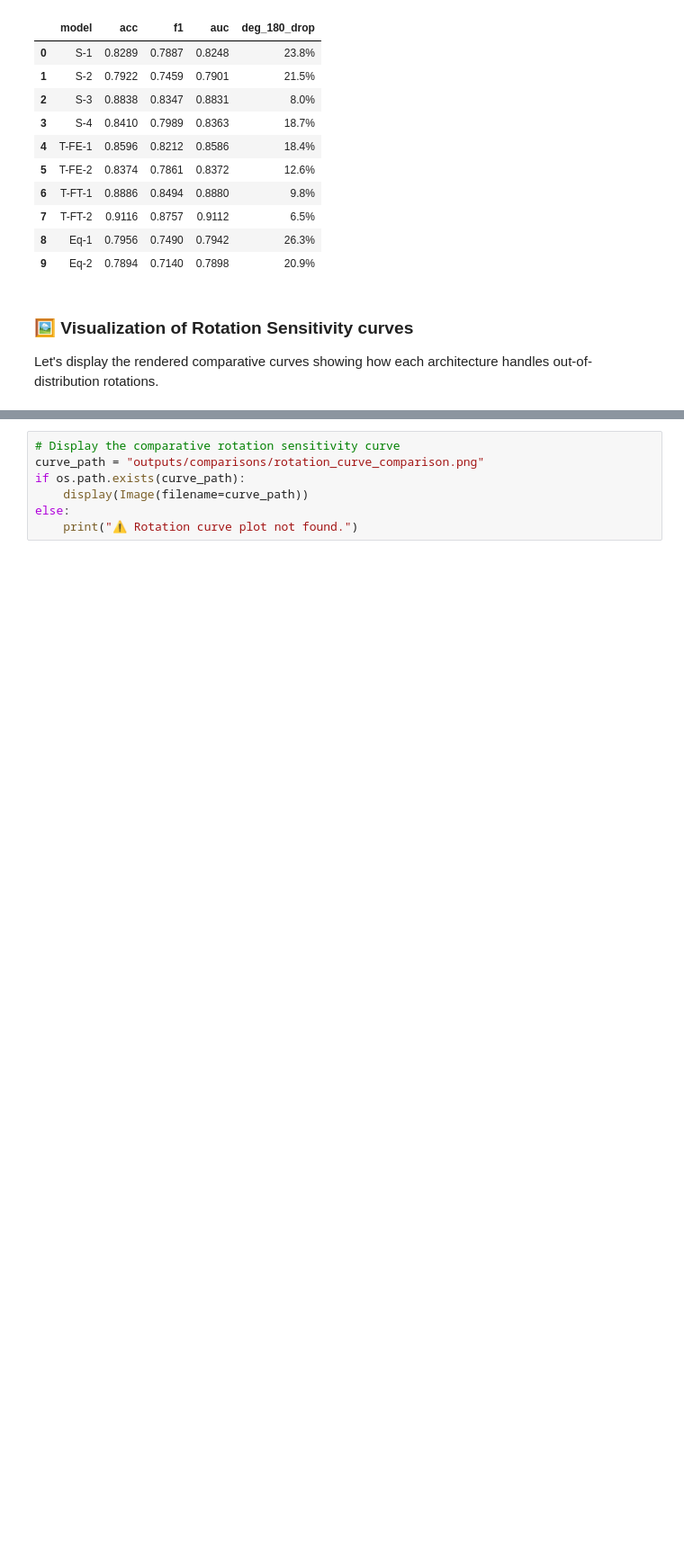
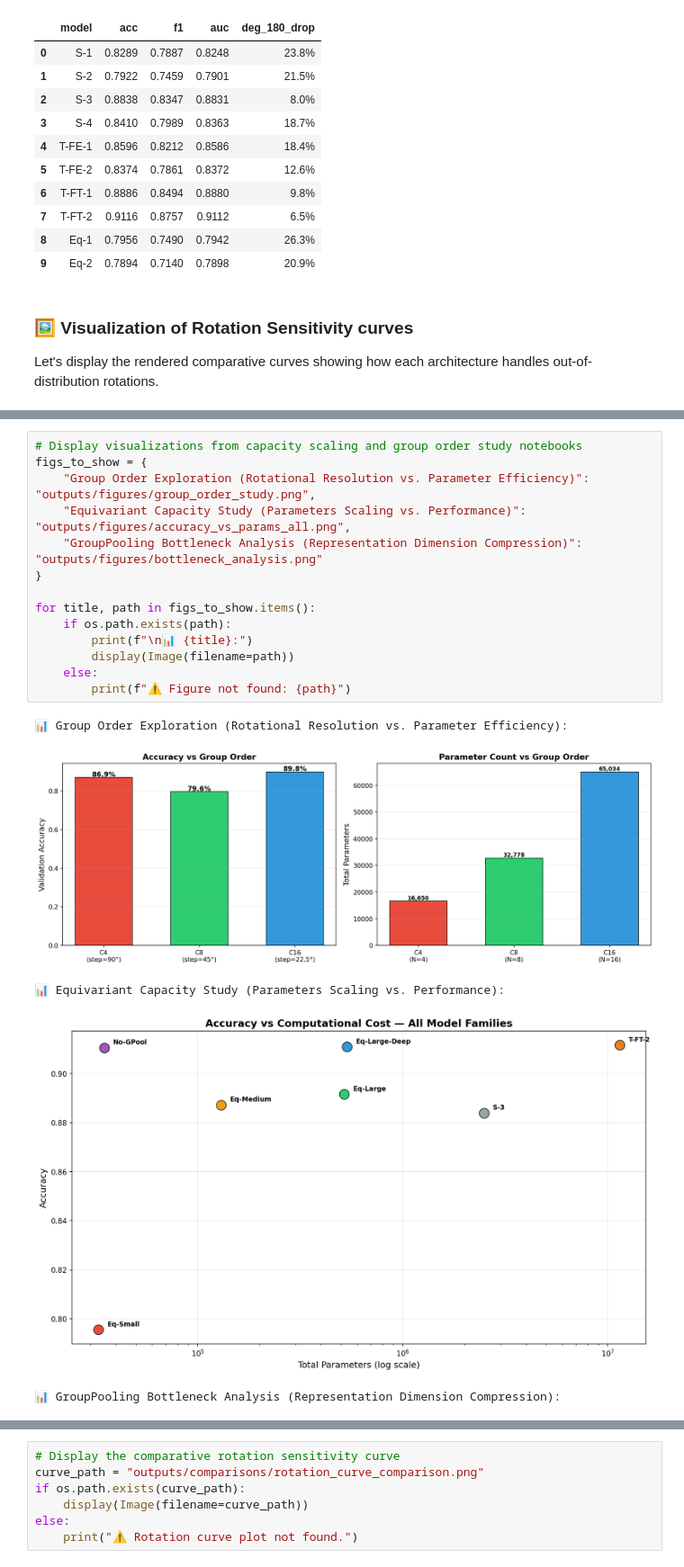
Before and after one commit to nofa8/Equivariant-Comparation-Rotation, a Jupyter notebook: Final_Report.ipynb, the cells around one changed output, grey strips where cells are left out. Shown at 90% size. Cells and saved outputs as stored; diff of their text form; blank space fills up the shorter version.

```diff
--- a/Final_Report.ipynb
+++ b/Final_Report.ipynb
@@ -226,0 +290,20 @@ Let's display the rendered comparative curves showing how each architecture hand
+# %%
+# Display visualizations from capacity scaling and group order study notebooks
+figs_to_show = {
+    "Group Order Exploration (Rotational Resolution vs. Parameter Efficiency)": "outputs/figures/group_order_study.png",
+    "Equivariant Capacity Study (Parameters Scaling vs. Performance)": "outputs/figures/accuracy_vs_params_all.png",
+    "GroupPooling Bottleneck Analysis (Representation Dimension Compression)": "outputs/figures/bottleneck_analysis.png"
+}
+
+for title, path in figs_to_show.items():
+    if os.path.exists(path):
+        print(f"\n📊 {title}:")
+        display(Image(filename=path))
+    else:
+        print(f"⚠️ Figure not found: {path}")
+# %% [output]
+📊 Group Order Exploration (Rotational Resolution vs. Parameter Efficiency):
+[figure, added]
+📊 Equivariant Capacity Study (Parameters Scaling vs. Performance):
+[figure, added]
+📊 GroupPooling Bottleneck Analysis (Representation Dimension Compression):
```
Also changed, not shown: parts of 11 cells of this notebook, 25 other files.
